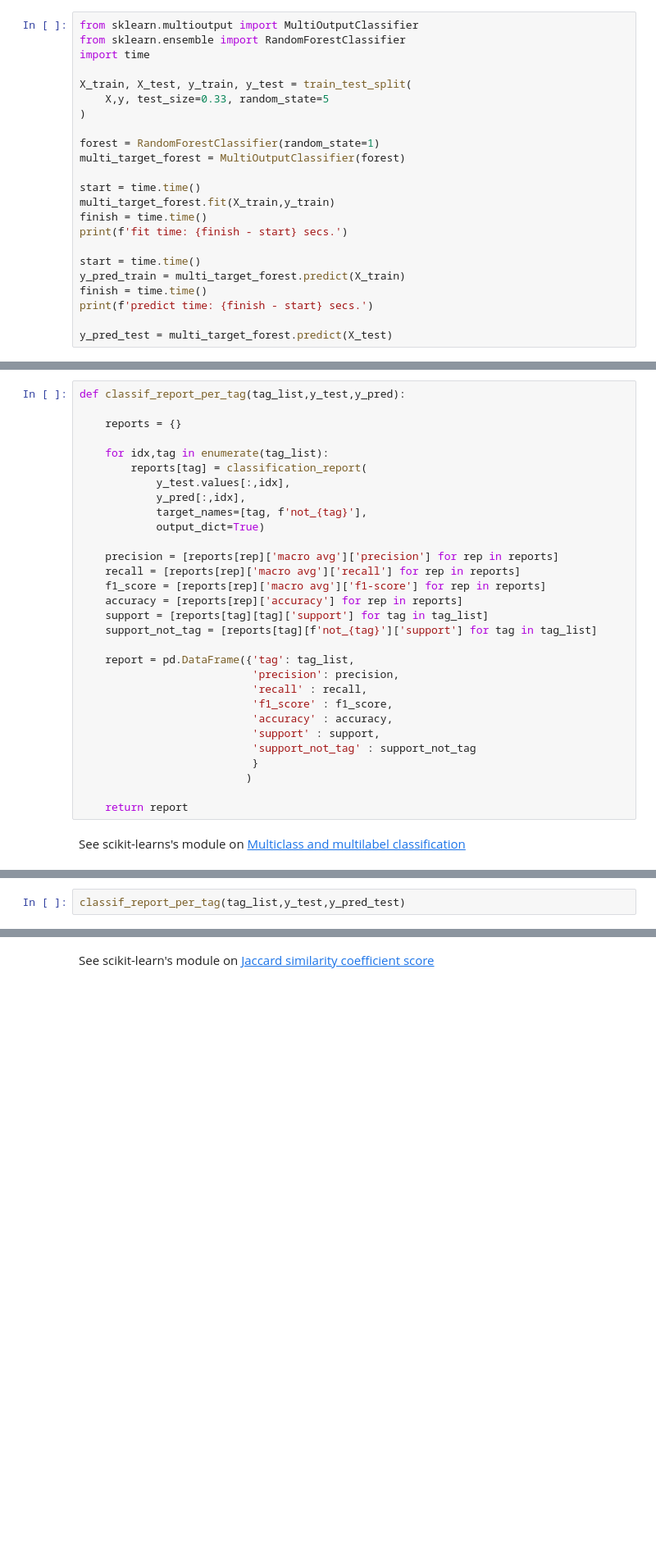
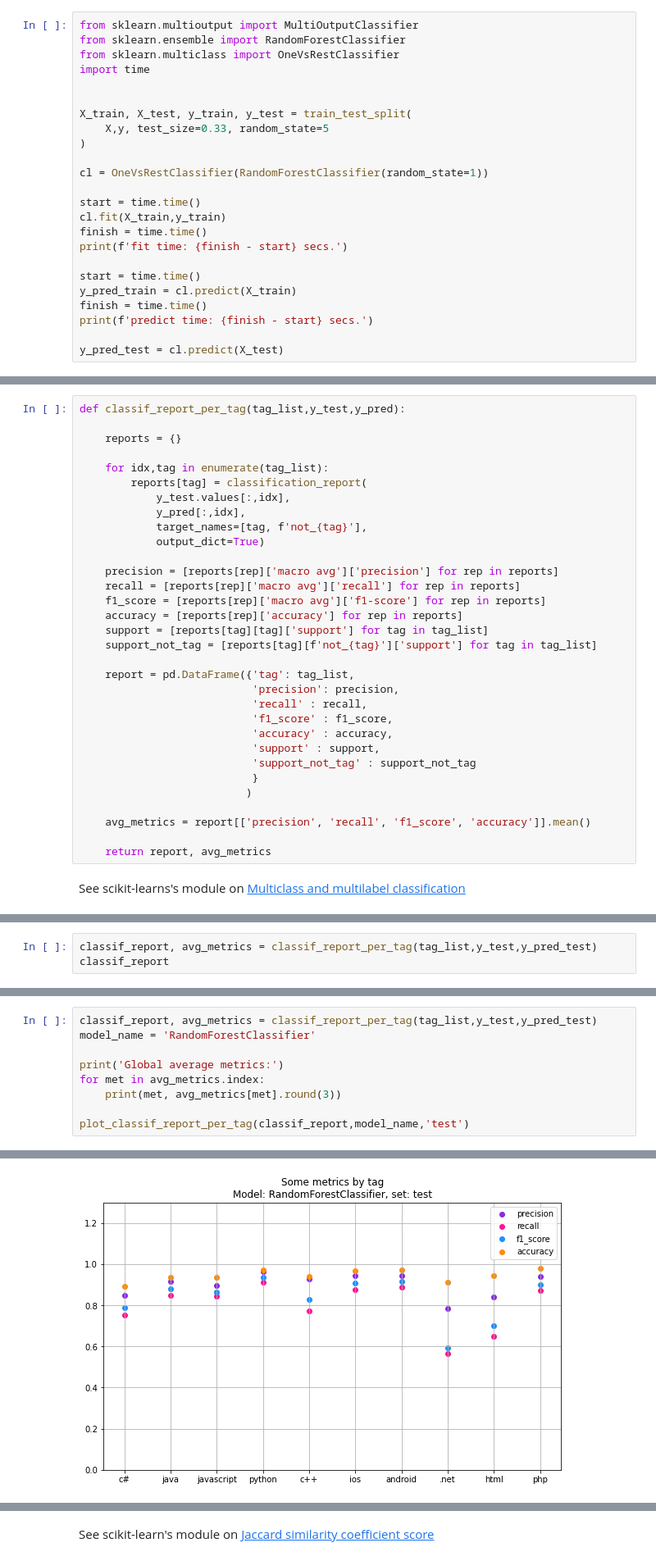
Before and after one commit to ana-bernal/tag-projet_overflow, a Jupyter notebook: tests.ipynb, the cells around one changed output, grey strips where cells are left out. Shown at 82% size. Cells and saved outputs as stored; diff of their text form; blank space fills up the shorter version.

```diff
--- a/tests.ipynb
+++ b/tests.ipynb
@@ -103,24 +109,25 @@ from sklearn.model_selection import train_test_split
 # %%
 from sklearn.multioutput import MultiOutputClassifier
 from sklearn.ensemble import RandomForestClassifier
+from sklearn.multiclass import OneVsRestClassifier
 import time
+
 
 X_train, X_test, y_train, y_test = train_test_split(
     X,y, test_size=0.33, random_state=5
 )
 
-forest = RandomForestClassifier(random_state=1)
-multi_target_forest = MultiOutputClassifier(forest)
+cl = OneVsRestClassifier(RandomForestClassifier(random_state=1))
 
 start = time.time()
-multi_target_forest.fit(X_train,y_train)
+cl.fit(X_train,y_train)
 finish = time.time()
 print(f'fit time: {finish - start} secs.')
 
 start = time.time()
-y_pred_train = multi_target_forest.predict(X_train)
+y_pred_train = cl.predict(X_train)
 finish = time.time()
 print(f'predict time: {finish - start} secs.')
 
-y_pred_test = multi_target_forest.predict(X_test)
+y_pred_test = cl.predict(X_test)
 # %% [output]
@@ -155,7 +162,9 @@ def classif_report_per_tag(tag_list,y_test,y_pred):
                            }
                           )
 
-    return report
+    avg_metrics = report[['precision', 'recall', 'f1_score', 'accuracy']].mean()
+
+    return report, avg_metrics
 # %% [markdown]
 See scikit-learns's module on [Multiclass and multilabel classification](https://scikit-learn.org/stable/modules/model_evaluation.html#multiclass-and-multilabel-classification)
 # %%
@@ -175,2 +185,3 @@ classif_report_per_tag(tag_list,y_train,y_pred_train)
 # %%
-classif_report_per_tag(tag_list,y_test,y_pred_test)
+classif_report, avg_metrics = classif_report_per_tag(tag_list,y_test,y_pred_test)
+classif_report
@@ -193,3 +216,13 @@ def plot_classif_report_per_tag(classif_report,model_name, dataset):
     plt.ylim(0,1.3)
     plt.title(f'Some metrics by tag\nModel: {model_name}, set: {dataset}')
     plt.show()
+# %%
+classif_report, avg_metrics = classif_report_per_tag(tag_list,y_test,y_pred_test)
+model_name = 'RandomForestClassifier'
+
+print('Global average metrics:')
+for met in avg_metrics.index:
+    print(met, avg_metrics[met].round(3))
+
+plot_classif_report_per_tag(classif_report,model_name,'test')
+# %% [output]
@@ -196 +234,2 @@ def plot_classif_report_per_tag(classif_report,model_name, dataset):
+[figure, added]
 # %%
```
Also changed, not shown: parts of 69 cells of this notebook.
